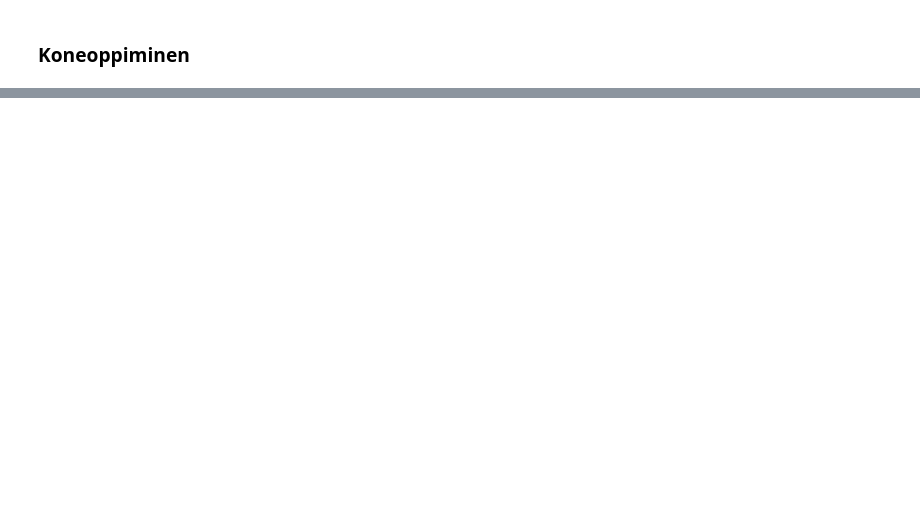
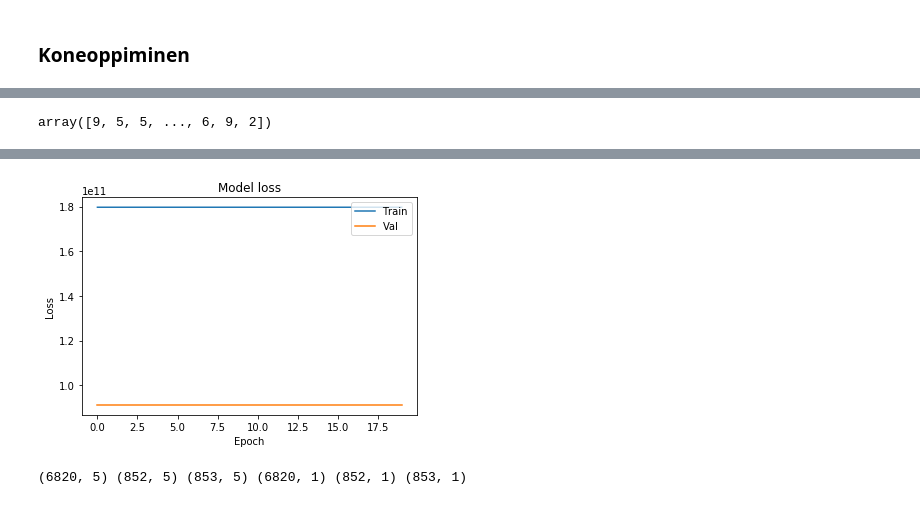
Before and after one commit to sarapaivi/joda, a Jupyter notebook: joda_ht.ipynb, the cells around one changed output, grey strips where cells are left out. Saved outputs shown, nothing was run; the diff lists cells and outputs as text; code cells hidden in the pictures; blank space fills up the shorter version.

```diff
--- a/joda_ht.ipynb
+++ b/joda_ht.ipynb
@@ -444,0 +391,9 @@ Name: price, dtype: int64
+# %%
+# Converting house_type and city attributes to categorical values.
+le = preprocessing.LabelEncoder()
+
+arr = le.fit_transform(dfTrain.house_type)
+dfTrain['house_type'] = arr
+
+arr = le.fit_transform(dfTrain.city)
+dfTrain['city'] = arr
@@ -444,0 +419,11 @@ Name: price, dtype: int64
+# %%
+#Data normalization: Min-Max-Scalar / RobustScaler
+scaler = preprocessing.RobustScaler()
+#scaler = preprocessing.MinMaxScaler()
+
+
+dfTrain = dfTrain.dropna()
+
+dfTrain_x=dfTrain.iloc[:, [0,2,3,4]]
+Train_x = pd.DataFrame(scaler.fit_transform(dfTrain_x))
+Train_y = dfTrain.iloc[:, [1]].astype(int)
@@ -444,0 +572,37 @@ Name: price, dtype: int64
+# %%
+encode
+# %% [output]
+array([9, 5, 5, ..., 6, 9, 2])
+# %%
+from keras.models import Sequential
+from keras.layers import Dense
+from keras.layers import Dropout
+
+X_train, X_val_and_test, y_train, y_val_and_test = train_test_split(Train_x, Train_y, test_size=0.2)
+X_val, X_test, y_val, y_test = train_test_split(X_val_and_test, y_val_and_test, test_size=0.5)
+
+model = Sequential([
+    Dense(400, activation='relu', input_shape=(4,)),
+    Dropout(0.2),
+    Dense(200, activation='relu'),
+    Dropout(0.2),
+    Dense(20, activation='sigmoid'),
+])
+
+model.compile(loss="mean_squared_error", optimizer='sgd', metrics=['accuracy'])
+#model.compile(loss='sparse_categorical_crossentropy', optimizer='adam', metrics=['accuracy'])
+
+hist = model.fit(X_train, y_train,
+          batch_size=32, epochs=20,
+          validation_data=(X_val, y_val))
+
+model.evaluate(X_test, y_test)[1]
+
+plt.plot(hist.history['loss'])
+plt.plot(hist.history['val_loss'])
+plt.title('Model loss')
+plt.ylabel('Loss')
+plt.xlabel('Epoch')
+plt.legend(['Train', 'Val'], loc='upper right')
+plt.show()
+# %% [output]
@@ -444,0 +626,5 @@ Name: price, dtype: int64
+[figure, added]
+# %%
+print(X_train.shape, X_val.shape, X_test.shape, y_train.shape, y_val.shape, y_test.shape)
+# %% [output]
+(6820, 5) (852, 5) (853, 5) (6820, 1) (852, 1) (853, 1)
```
Also changed, not shown: parts of 37 cells of this notebook.
